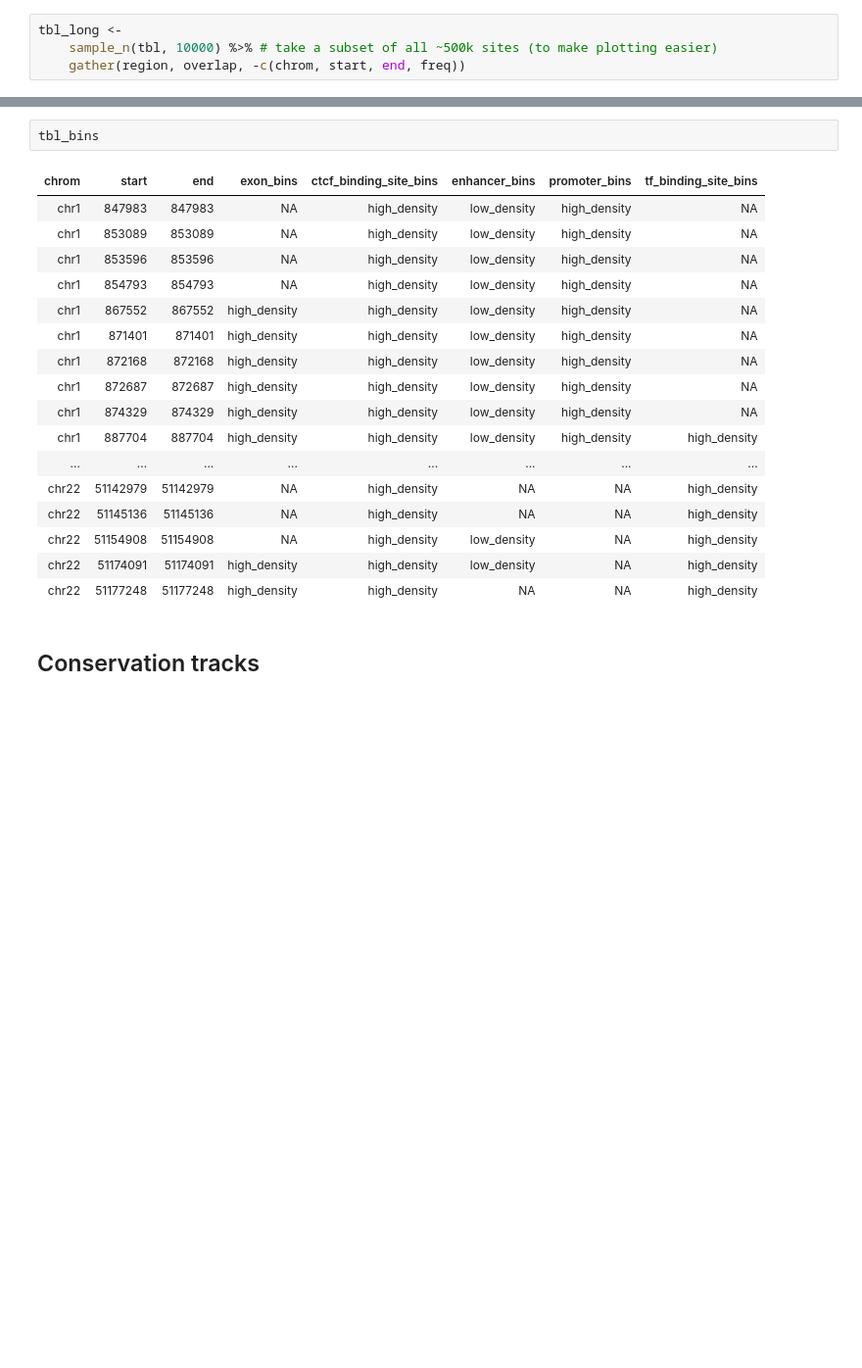
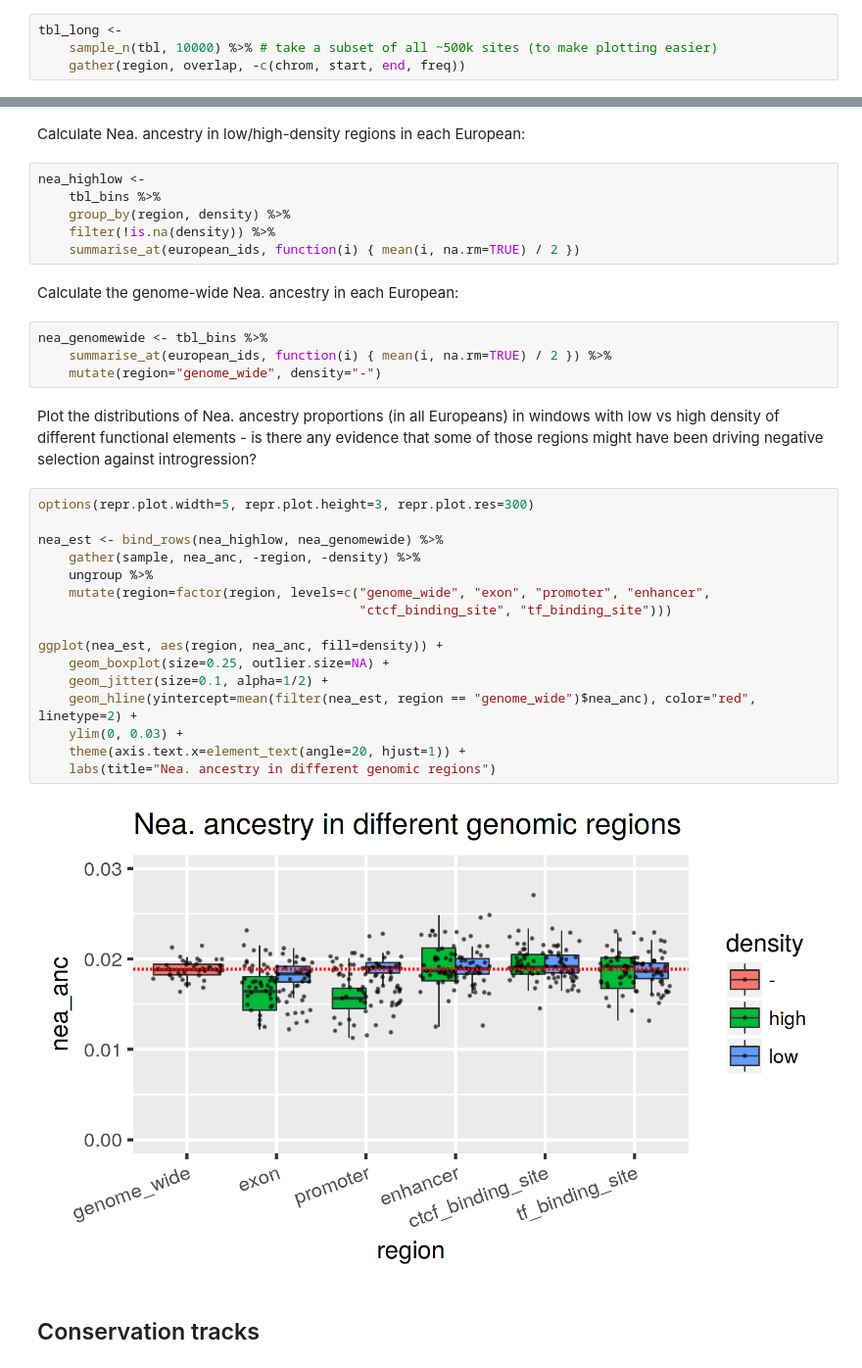
Before and after one commit to bodkan/nea-over-time, a Jupyter notebook: notebooks/introgression_predictors.ipynb, the cells around one changed output, grey strips where cells are left out. Shown at 98% size. Drawn from its saved outputs; the diff is of its cells as text; blank space fills up the shorter version.

```diff
--- a/notebooks/introgression_predictors.ipynb
+++ b/notebooks/introgression_predictors.ipynb
@@ -509,23 +518,37 @@ head(europeans)
-# %%
-tbl_bins
-# %% [output]
-| chrom | start | end | exon_bins | ctcf_binding_site_bins | enhancer_bins | promoter_bins | tf_binding_site_bins |
-| chr1 | 847983 | 847983 | NA | high_density | low_density | high_density | NA |
-| chr1 | 853089 | 853089 | NA | high_density | low_density | high_density | NA |
-| chr1 | 853596 | 853596 | NA | high_density | low_density | high_density | NA |
-| chr1 | 854793 | 854793 | NA | high_density | low_density | high_density | NA |
-| chr1 | 867552 | 867552 | high_density | high_density | low_density | high_density | NA |
-| chr1 | 871401 | 871401 | high_density | high_density | low_density | high_density | NA |
-| chr1 | 872168 | 872168 | high_density | high_density | low_density | high_density | NA |
-| chr1 | 872687 | 872687 | high_density | high_density | low_density | high_density | NA |
-| chr1 | 874329 | 874329 | high_density | high_density | low_density | high_density | NA |
-| chr1 | 887704 | 887704 | high_density | high_density | low_density | high_density | high_density |
-| ... | ... | ... | ... | ... | ... | ... | ... |
-| chr22 | 51142979 | 51142979 | NA | high_density | NA | NA | high_density |
-| chr22 | 51145136 | 51145136 | NA | high_density | NA | NA | high_density |
-| chr22 | 51154908 | 51154908 | NA | high_density | low_density | NA | high_density |
-| chr22 | 51174091 | 51174091 | high_density | high_density | low_density | NA | high_density |
-| chr22 | 51177248 | 51177248 | high_density | high_density | NA | NA | high_density |
+# %% [markdown]
+Calculate Nea. ancestry in low/high-density regions in each European:
+# %%
+nea_highlow <-
+    tbl_bins %>%
+    group_by(region, density) %>%
+    filter(!is.na(density)) %>%
+    summarise_at(european_ids, function(i) { mean(i, na.rm=TRUE) / 2 })
+# %% [markdown]
+Calculate the genome-wide Nea. ancestry in each European:
+# %%
+nea_genomewide <- tbl_bins %>%
+    summarise_at(european_ids, function(i) { mean(i, na.rm=TRUE) / 2 }) %>%
+    mutate(region="genome_wide", density="-")
+# %% [markdown]
+Plot the distributions of Nea. ancestry proportions (in all Europeans) in windows with low vs high density of different functional elements - is there any evidence that some of those regions might have been driving negative selection against introgression?
+# %%
+options(repr.plot.width=5, repr.plot.height=3, repr.plot.res=300)
+
+nea_est <- bind_rows(nea_highlow, nea_genomewide) %>%
+    gather(sample, nea_anc, -region, -density) %>%
+    ungroup %>%
+    mutate(region=factor(region, levels=c("genome_wide", "exon", "promoter", "enhancer",
+                                          "ctcf_binding_site", "tf_binding_site")))
+
+ggplot(nea_est, aes(region, nea_anc, fill=density)) +
+    geom_boxplot(size=0.25, outlier.size=NA) +
+    geom_jitter(size=0.1, alpha=1/2) +
+    geom_hline(yintercept=mean(filter(nea_est, region == "genome_wide")$nea_anc), color="red", linetype=2) +
+    ylim(0, 0.03) +
+    theme(axis.text.x=element_text(angle=20, hjust=1)) +
+    labs(title="Nea. ancestry in different genomic regions")
+# %% [output]
+[figure, added]
 # %% [markdown]
 ## Conservation tracks
 # %% [markdown]
```
Also changed, not shown: parts of 15 cells of this notebook.
